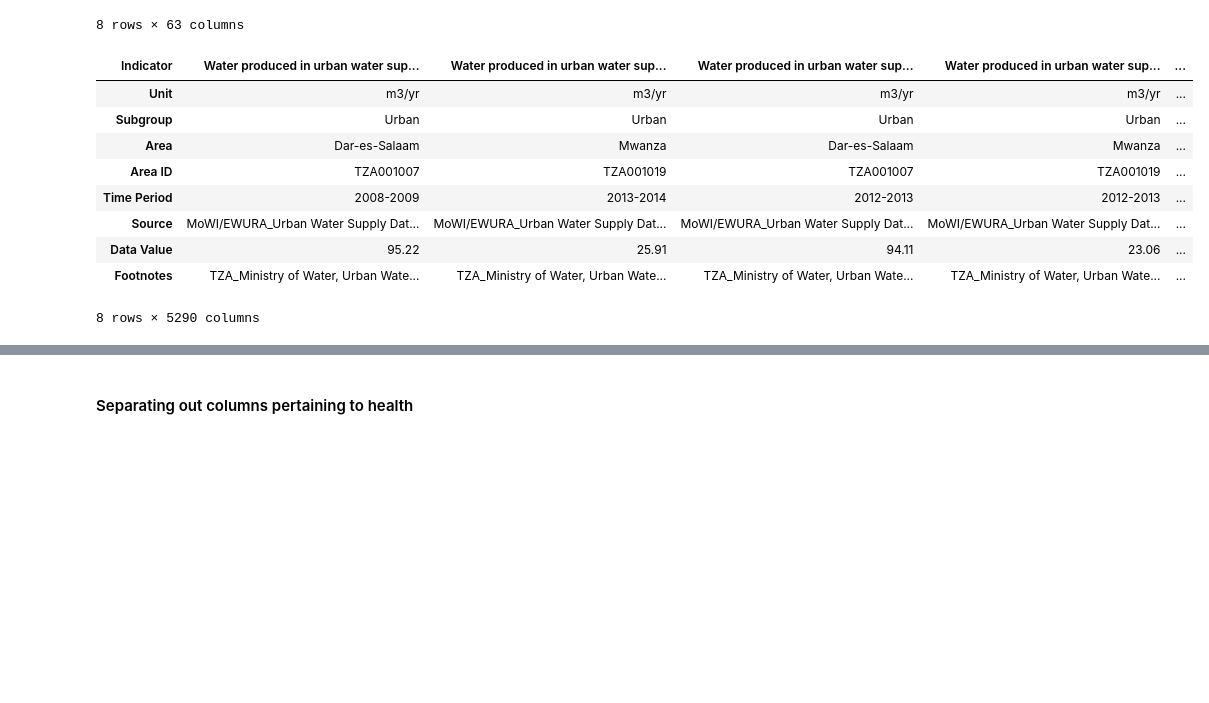
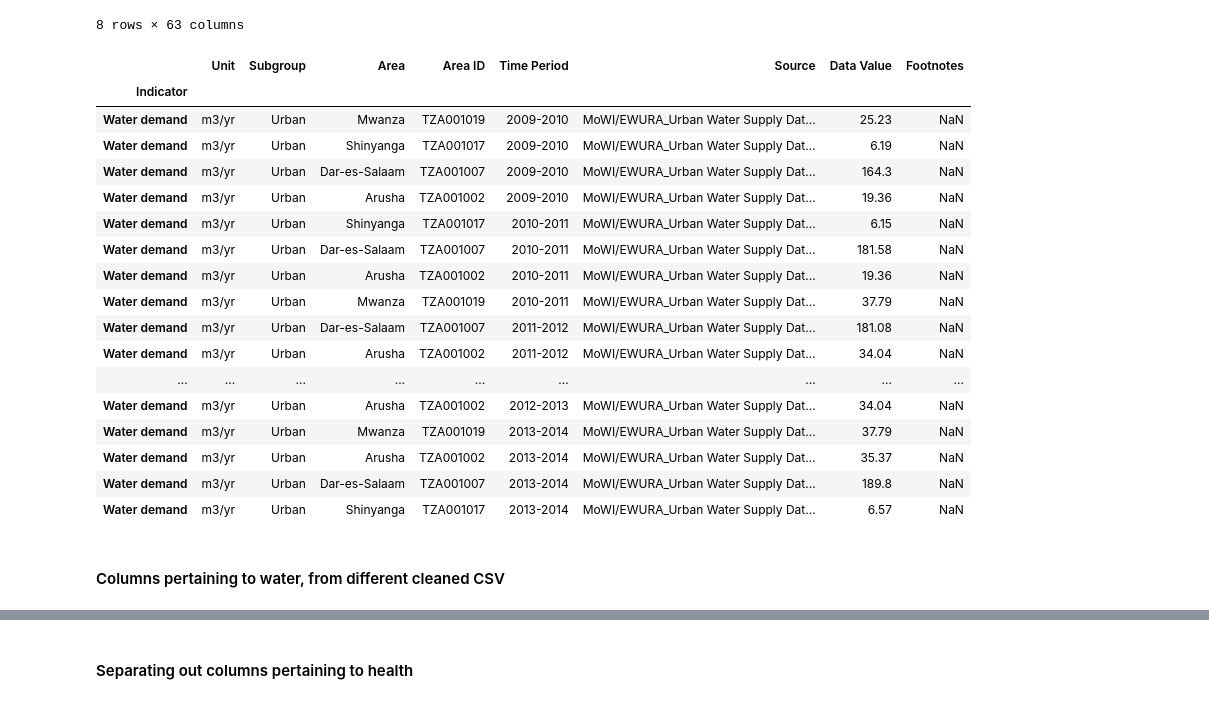
Before and after one commit to kalebts/Tanzania-Group-Project, a Jupyter notebook: Jackie.ipynb, the cells around one changed output, grey strips where cells are left out. Drawn from its saved outputs; the diff is of its cells as text; code cells hidden in the pictures; blank space fills up the shorter version.

Commit message:
did EDA and visualizations on water columns from census data

```diff
--- a/Jackie.ipynb
+++ b/Jackie.ipynb
@@ -430,24 +430,29 @@ census['Households within 1 km of drinking water in dry seasons']
 # %%
 census_water = census.loc[:,['Water produced in urban water supply authority', 'Water demand', 'Water coverage',
              'Source of improved drinking water by households', 'Source of non improved drinking water by households',
-             'Quantity sold in a crops', 'Quantity harvested in crops',
              'Population with access to piped or protected water as their main source in regional centres',
-             'Population using an improved drinking water source', 'Improved water source',
              'Households within 1 km of drinking water in dry seasons',
-             'Households within 15 minutes to water supply in dry seasons',
-             'Households with access to safe drinking water during the dry season',
-             'Households with access to safe drinking water during the rainy season',
-             'Households with a piped water']]
+             'Households within 15 minutes to water supply in dry seasons']]
 
-census_water
+census_water.T.loc['Water demand'].sort_values(by='Time Period')
 # %% [output]
-| Indicator | Water produced in urban water sup... | Water produced in urban water sup... | Water produced in urban water sup... | Water produced in urban water sup... | ... |
-| Unit | m3/yr | m3/yr | m3/yr | m3/yr | ... |
-| Subgroup | Urban | Urban | Urban | Urban | ... |
-| Area | Dar-es-Salaam | Mwanza | Dar-es-Salaam | Mwanza | ... |
-| Area ID | TZA001007 | TZA001019 | TZA001007 | TZA001019 | ... |
-| Time Period | 2008-2009 | 2013-2014 | 2012-2013 | 2012-2013 | ... |
-| Source | MoWI/EWURA_Urban Water Supply Dat... | MoWI/EWURA_Urban Water Supply Dat... | MoWI/EWURA_Urban Water Supply Dat... | MoWI/EWURA_Urban Water Supply Dat... | ... |
-| Data Value | 95.22 | 25.91 | 94.11 | 23.06 | ... |
-| Footnotes | TZA_Ministry of Water, Urban Wate... | TZA_Ministry of Water, Urban Wate... | TZA_Ministry of Water, Urban Wate... | TZA_Ministry of Water, Urban Wate... | ... |
+|  | Unit | Subgroup | Area | Area ID | Time Period | Source | Data Value | Footnotes |
+| Indicator |  |  |  |  |  |  |  |  |
+| Water demand | m3/yr | Urban | Mwanza | TZA001019 | 2009-2010 | MoWI/EWURA_Urban Water Supply Dat... | 25.23 | NaN |
+| Water demand | m3/yr | Urban | Shinyanga | TZA001017 | 2009-2010 | MoWI/EWURA_Urban Water Supply Dat... | 6.19 | NaN |
+| Water demand | m3/yr | Urban | Dar-es-Salaam | TZA001007 | 2009-2010 | MoWI/EWURA_Urban Water Supply Dat... | 164.3 | NaN |
+| Water demand | m3/yr | Urban | Arusha | TZA001002 | 2009-2010 | MoWI/EWURA_Urban Water Supply Dat... | 19.36 | NaN |
+| Water demand | m3/yr | Urban | Shinyanga | TZA001017 | 2010-2011 | MoWI/EWURA_Urban Water Supply Dat... | 6.15 | NaN |
+| Water demand | m3/yr | Urban | Dar-es-Salaam | TZA001007 | 2010-2011 | MoWI/EWURA_Urban Water Supply Dat... | 181.58 | NaN |
+| Water demand | m3/yr | Urban | Arusha | TZA001002 | 2010-2011 | MoWI/EWURA_Urban Water Supply Dat... | 19.36 | NaN |
+| Water demand | m3/yr | Urban | Mwanza | TZA001019 | 2010-2011 | MoWI/EWURA_Urban Water Supply Dat... | 37.79 | NaN |
+| Water demand | m3/yr | Urban | Dar-es-Salaam | TZA001007 | 2011-2012 | MoWI/EWURA_Urban Water Supply Dat... | 181.08 | NaN |
+| Water demand | m3/yr | Urban | Arusha | TZA001002 | 2011-2012 | MoWI/EWURA_Urban Water Supply Dat... | 34.04 | NaN |
+| ... | ... | ... | ... | ... | ... | ... | ... | ... |
+| Water demand | m3/yr | Urban | Arusha | TZA001002 | 2012-2013 | MoWI/EWURA_Urban Water Supply Dat... | 34.04 | NaN |
+| Water demand | m3/yr | Urban | Mwanza | TZA001019 | 2013-2014 | MoWI/EWURA_Urban Water Supply Dat... | 37.79 | NaN |
+| Water demand | m3/yr | Urban | Arusha | TZA001002 | 2013-2014 | MoWI/EWURA_Urban Water Supply Dat... | 35.37 | NaN |
+| Water demand | m3/yr | Urban | Dar-es-Salaam | TZA001007 | 2013-2014 | MoWI/EWURA_Urban Water Supply Dat... | 189.8 | NaN |
+| Water demand | m3/yr | Urban | Shinyanga | TZA001017 | 2013-2014 | MoWI/EWURA_Urban Water Supply Dat... | 6.57 | NaN |
-8 rows × 5290 columns
+# %% [markdown]
+#### Columns pertaining to water, from different cleaned CSV
```
Also changed, not shown: parts of 24 cells of this notebook, 8 other files.
